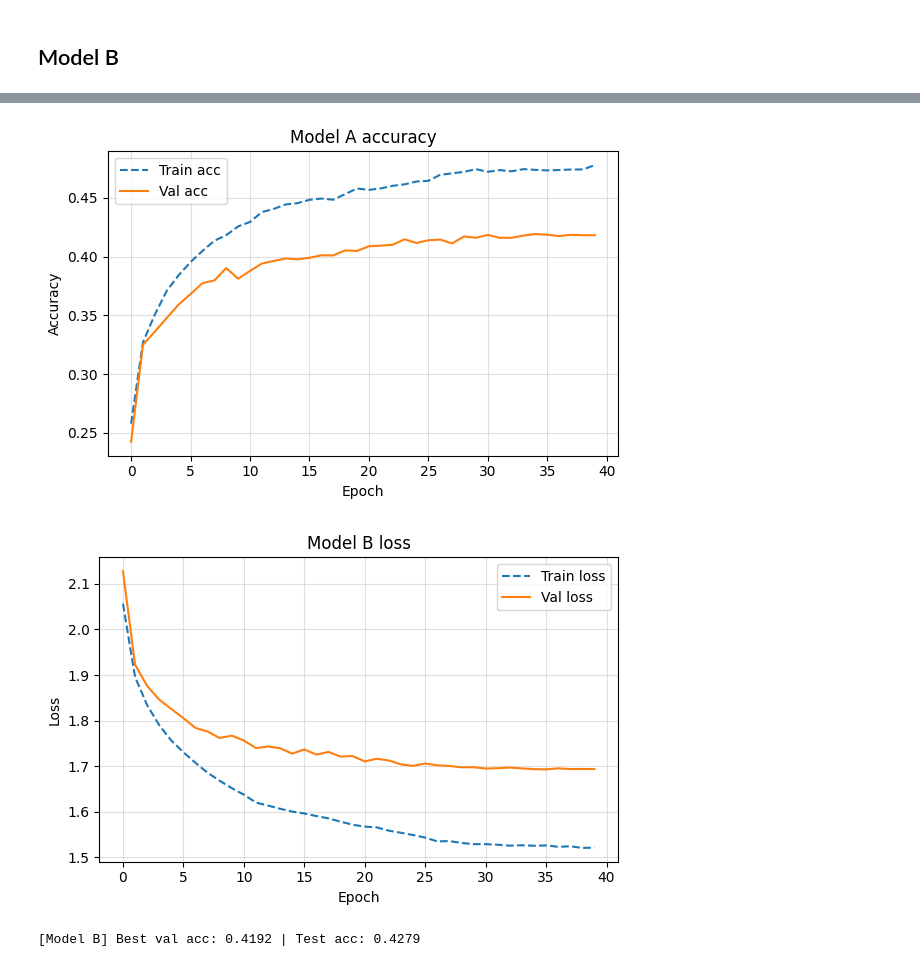
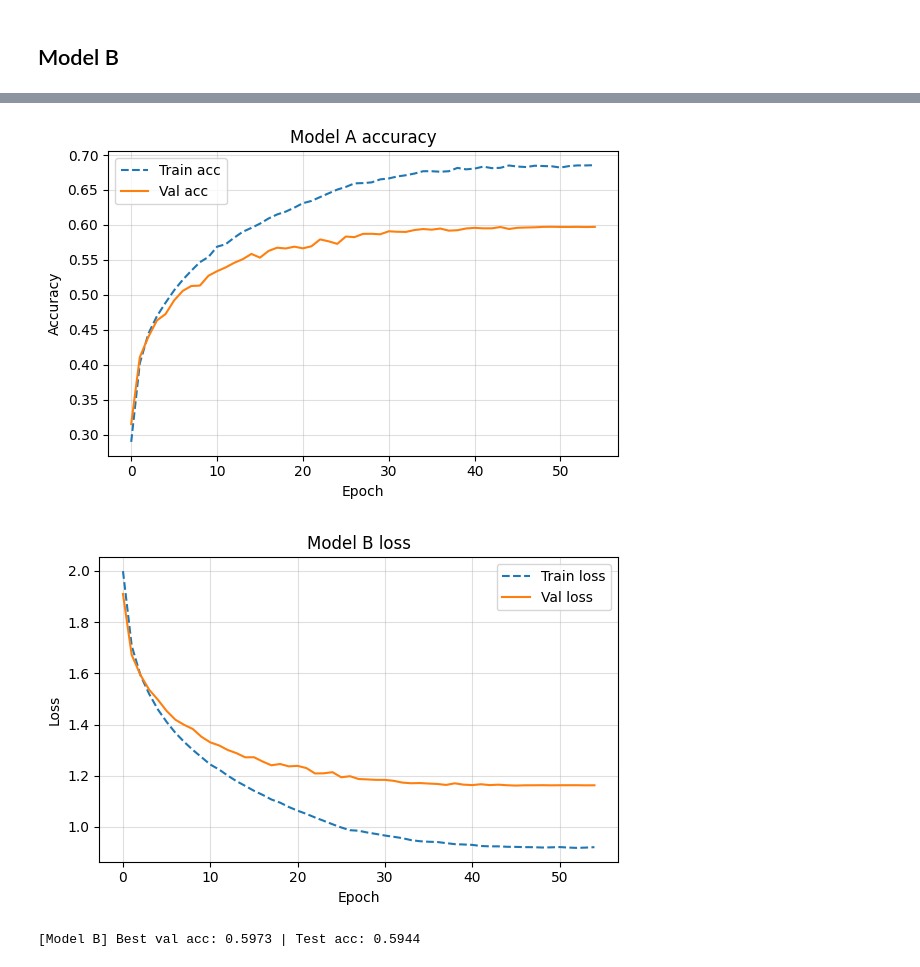
Before and after one commit to Anfloe/hparamOptimization-CNN-TF, a Jupyter notebook: NN Hyperparameter Optimization.ipynb, the cells around one changed output, grey strips where cells are left out. Saved outputs shown, nothing was run; the diff lists cells and outputs as text; code cells hidden in the pictures.

```diff
--- a/NN Hyperparameter Optimization.ipynb
+++ b/NN Hyperparameter Optimization.ipynb
@@ -607,11 +638,11 @@ def evaluate_model(model, X_test, y_test, *, verbose=0):
 from IPython.display import Image
 
 bestA = {
-    "optimizer": "adam",
-    "learn_rate": 1e-3,
-    "init_mode": "he_uniform",
+    "optimizer": "RMSprop",
+    "learn_rate": 1e-4,
+    "init_mode": "glorot_uniform",
     "activation": "relu",
-    "dropout_rate": 0.0,
+    "dropout_rate": 0.3,
     "filters": 64,
     "batch": 128,
 }
@@ -641,8 +672,6 @@ cbs = [
                                        mode="max", save_best_only=True, save_weights_only=True)
 ]
 
-# Summary + diagram
+# Model summary
 modelA.summary()
-plot_model(modelA, to_file="modelA.png", show_shapes=True, show_layer_names=True, dpi=110)
-display(Image(filename="modelA.png", retina=True))
 # %% [output]
@@ -726,9 +782,9 @@ Epoch 18/200
 bestB = {
     "optimizer": "SGD",
     "learn_rate": 1e-3,
-    "init_mode": "he_normal",
-    "activation": "sigmoid",
-    "dropout_rate": 0.2,
+    "init_mode": "he_uniform",
+    "activation": "relu",
+    "dropout_rate": 0.1,
     "filters": 32,
     "batch": 128,
 }
@@ -758,8 +814,6 @@ cbs = [
                                        mode="max", save_best_only=True, save_weights_only=True)
 ]
 
-# Summary + diagram
+# Model summary
 modelB.summary()
-plot_model(modelB, to_file="modelB.png", show_shapes=True, show_layer_names=True, dpi=110)
-display(Image(filename="modelB.png", retina=True))
 # %% [output]
@@ -789,14 +848,16 @@ Model: "functional_71"
 # %%
 # Train
+th = TimeHistory()
 histB = modelB.fit(
     X_train_norm, Y_train_cat,
     epochs=200,
     batch_size=bestA["batch"],
     validation_split=0.2,
-    callbacks=cbs,
+    callbacks=[*cbs, th],
     verbose=1
 )
-
+print(f"[Model A] total training time: {th.total_time:.1f}s "
+      f"(~{np.mean(th.epoch_times):.2f}s/epoch)")
 # Plot accuracy (and loss if available)
 J = histB.history
 plt.figure(figsize=(6,4))
@@ -836,3 +897,3 @@ Epoch 40/200
-[figure, old version]
+[figure, new version]
-[figure, old version]
+[figure, new version]
-[Model B] Best val acc: 0.4192 | Test acc: 0.4279
+[Model B] Best val acc: 0.5973 | Test acc: 0.5944
```
Also changed, not shown: parts of 23 cells of this notebook.
